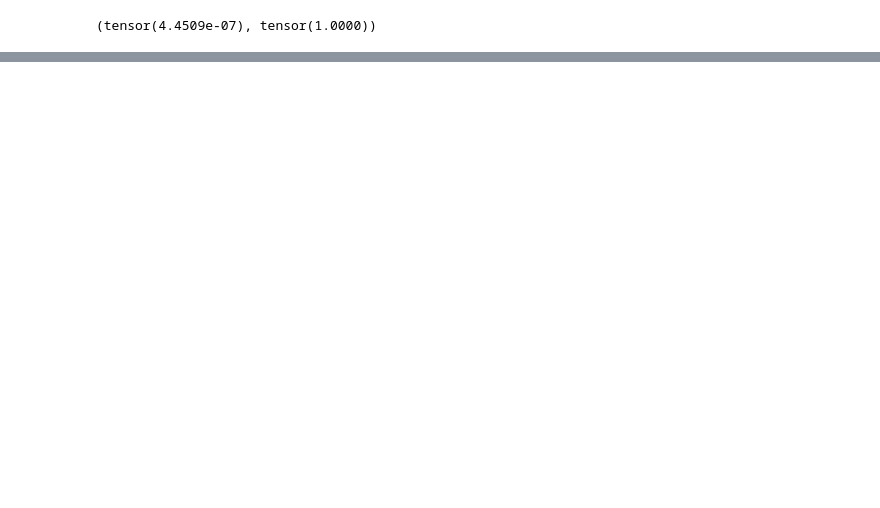
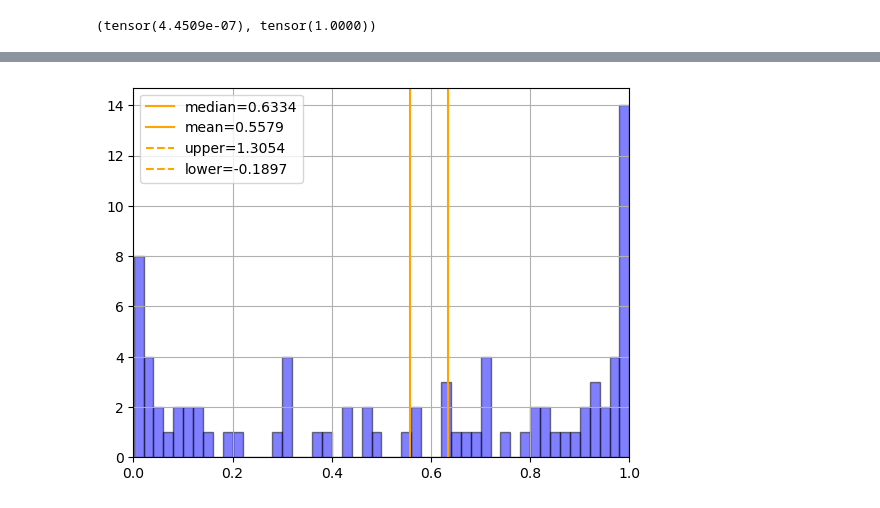
Before and after one commit to AugustasMacijauskas/mlmi-thesis, a Jupyter notebook: src/ppo/sandbox/get_rewards_baseline_qnli.ipynb, the cells around one changed output, grey strips where cells are left out. Saved outputs shown, nothing was run; the diff lists cells and outputs as text; code cells hidden in the pictures; blank space fills up the shorter version.

```diff
--- a/src/ppo/sandbox/get_rewards_baseline_qnli.ipynb
+++ b/src/ppo/sandbox/get_rewards_baseline_qnli.ipynb
@@ -308,2 +335,12 @@ plt.grid()
+# %%
+allowed_outputs = ["yes", "no", "Yes", "No", "YES", "NO"]
+mask = torch.tensor([output in allowed_outputs for output in outputs])
+
+bins = 50
+plot_histogram(rewards[~mask], bins=bins, color="blue", secondary_color="orange", alpha=0.5)
+# Grid
+plt.grid()
+# %% [output]
+[figure, added]
 # %%
 # Save the rewards
```
Also changed, not shown: parts of 11 cells of this notebook, 8 other files.
